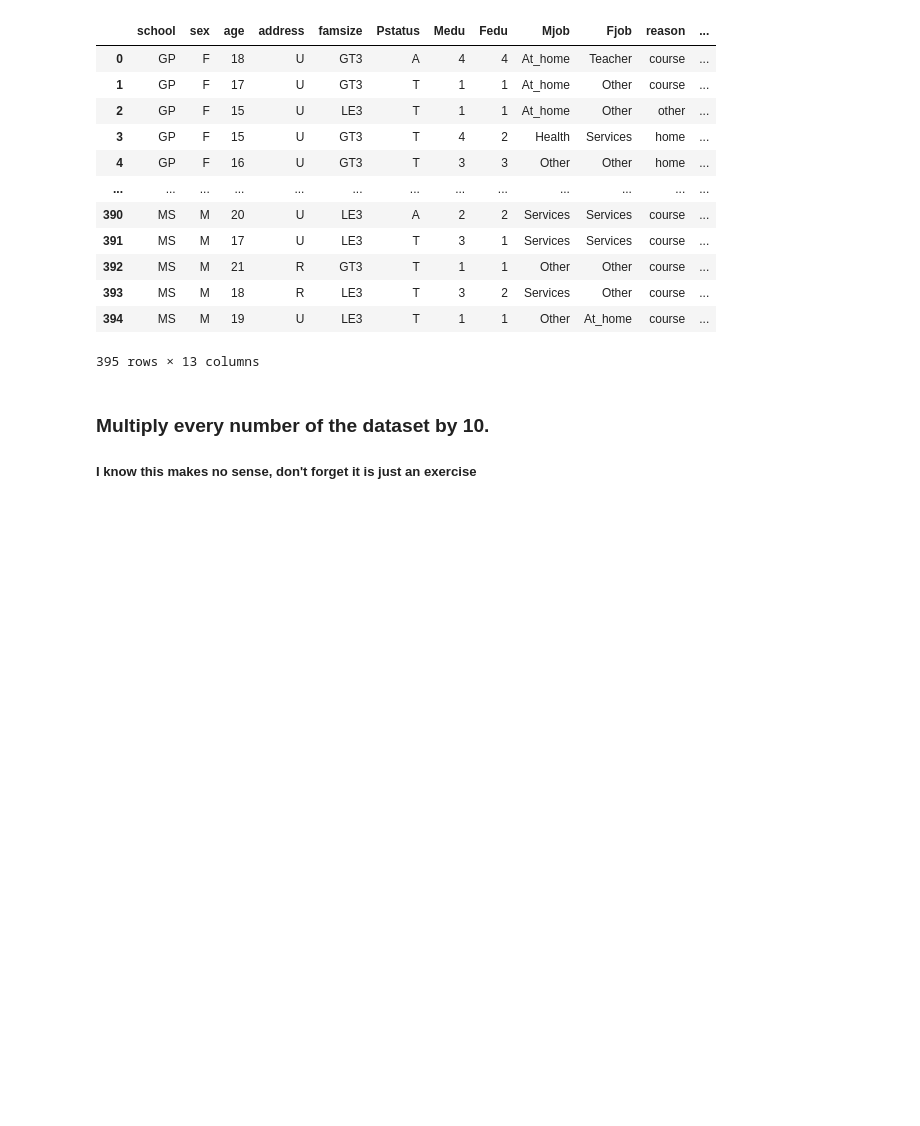
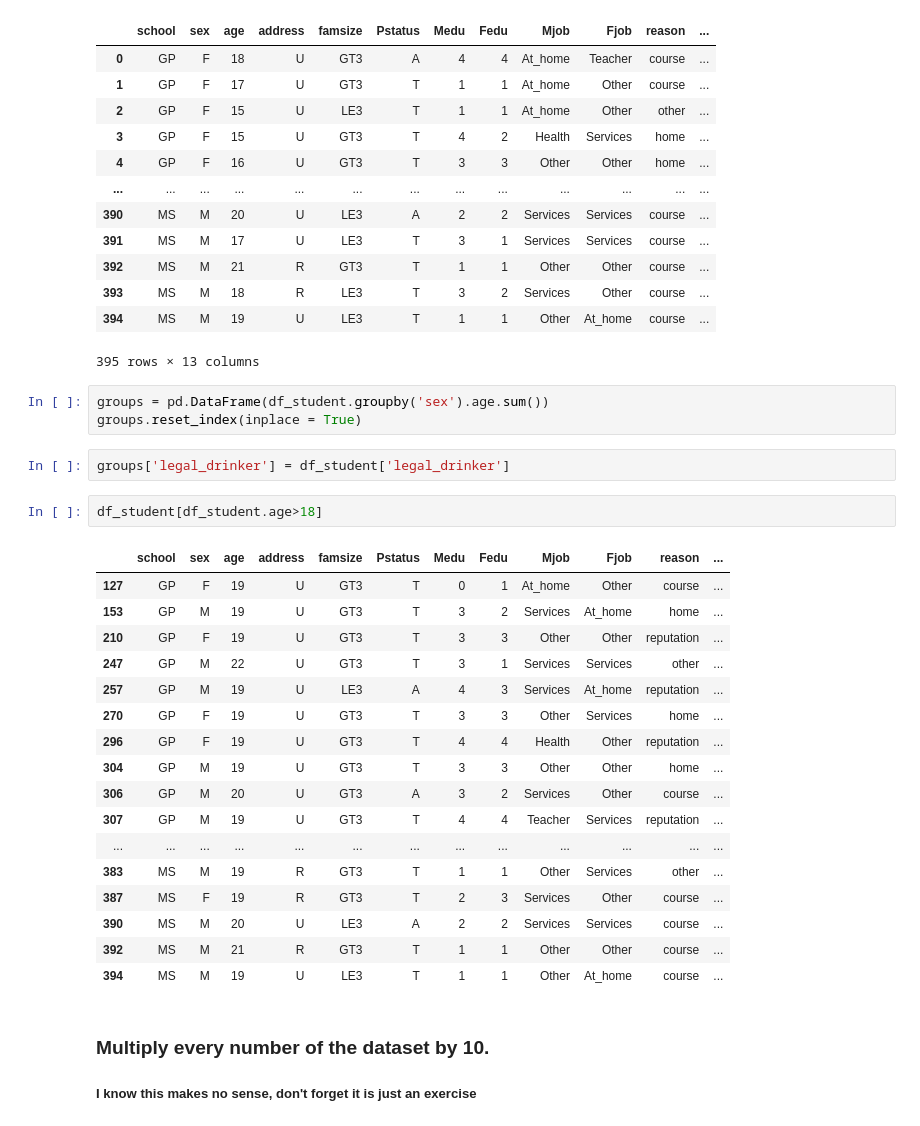
Before and after one commit to toluwabori/pandas_exercises, a Jupyter notebook: 04_Apply/Students_Alcohol_Consumption/Exercises.ipynb, the cells around one changed output. Drawn from its saved outputs; the diff is of its cells as text; blank space fills up the shorter version.

```diff
--- a/04_Apply/Students_Alcohol_Consumption/Exercises.ipynb
+++ b/04_Apply/Students_Alcohol_Consumption/Exercises.ipynb
@@ -111,6 +129,31 @@ df_student
 | 393 | MS | M | 18 | R | LE3 | T | 3 | 2 | Services | Other | course | ... |
 | 394 | MS | M | 19 | U | LE3 | T | 1 | 1 | Other | At_home | course | ... |
 395 rows × 13 columns
+# %%
+groups = pd.DataFrame(df_student.groupby('sex').age.sum())
+groups.reset_index(inplace = True)
+# %%
+groups['legal_drinker'] = df_student['legal_drinker']
+# %%
+df_student[df_student.age>18]
+# %% [output]
+|  | school | sex | age | address | famsize | Pstatus | Medu | Fedu | Mjob | Fjob | reason | ... |
+| 127 | GP | F | 19 | U | GT3 | T | 0 | 1 | At_home | Other | course | ... |
+| 153 | GP | M | 19 | U | GT3 | T | 3 | 2 | Services | At_home | home | ... |
+| 210 | GP | F | 19 | U | GT3 | T | 3 | 3 | Other | Other | reputation | ... |
+| 247 | GP | M | 22 | U | GT3 | T | 3 | 1 | Services | Services | other | ... |
+| 257 | GP | M | 19 | U | LE3 | A | 4 | 3 | Services | At_home | reputation | ... |
+| 270 | GP | F | 19 | U | GT3 | T | 3 | 3 | Other | Services | home | ... |
+| 296 | GP | F | 19 | U | GT3 | T | 4 | 4 | Health | Other | reputation | ... |
+| 304 | GP | M | 19 | U | GT3 | T | 3 | 3 | Other | Other | home | ... |
+| 306 | GP | M | 20 | U | GT3 | A | 3 | 2 | Services | Other | course | ... |
+| 307 | GP | M | 19 | U | GT3 | T | 4 | 4 | Teacher | Services | reputation | ... |
+| ... | ... | ... | ... | ... | ... | ... | ... | ... | ... | ... | ... | ... |
+| 383 | MS | M | 19 | R | GT3 | T | 1 | 1 | Other | Services | other | ... |
+| 387 | MS | F | 19 | R | GT3 | T | 2 | 3 | Services | Other | course | ... |
+| 390 | MS | M | 20 | U | LE3 | A | 2 | 2 | Services | Services | course | ... |
+| 392 | MS | M | 21 | R | GT3 | T | 1 | 1 | Other | Other | course | ... |
+| 394 | MS | M | 19 | U | LE3 | T | 1 | 1 | Other | At_home | course | ... |
 # %% [markdown]
 ### Multiply every number of the dataset by 10.
 ##### I know this makes no sense, don't forget it is just an exercise
```
Also changed, not shown: parts of 2 cells of this notebook, 12 other files.
